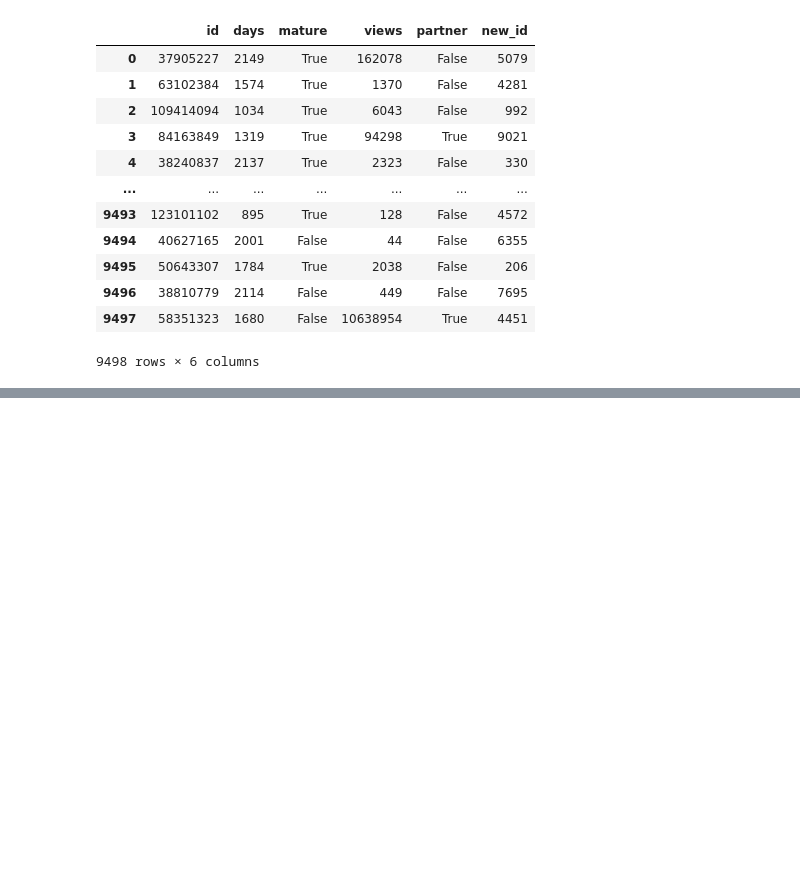
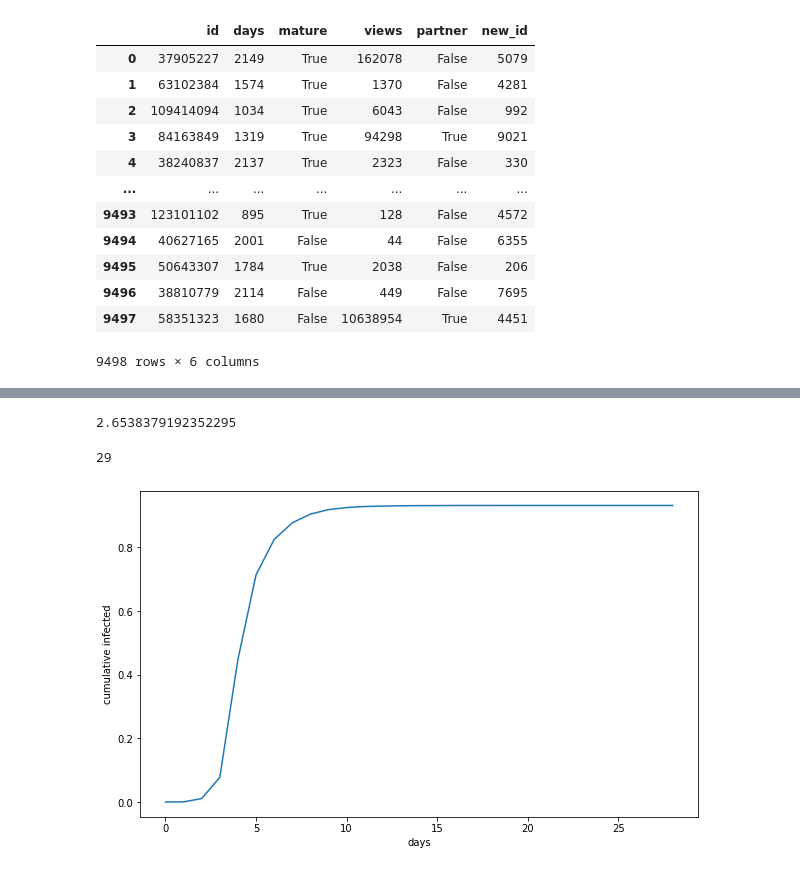
Before and after one commit to filip-komarzyniec/epidemics-in-complex-networks, a Jupyter notebook: sample_network.ipynb, the cells around one changed output, grey strips where cells are left out. Saved outputs shown, nothing was run; the diff lists cells and outputs as text; code cells hidden in the pictures; blank space fills up the shorter version.

Commit message:
add simulation

```diff
--- a/sample_network.ipynb
+++ b/sample_network.ipynb
@@ -85,0 +117,4 @@ nx.draw(G, node_size=10)
+# %%
+def save_data_to_file(status,steps,name):
+    df_status = pd.DataFrame(status,columns=["status"]).reset_index().rename(columns={"index":"node"})
+    df_status.to_csv(f"./simulation_results/nodes_{name}_{steps}.csv",index=None)
@@ -85,0 +170,8 @@ nx.draw(G, node_size=10)
+# %%
+start_time = time.time()
+cum_infected, infected, steps = simulate_SIR(G,2,0.1,5,"twitch_de")
+end_time = time.time()
+# %%
+end_time - start_time
+# %% [output]
+2.6538379192352295
@@ -85,0 +180,12 @@ nx.draw(G, node_size=10)
+# %%
+steps
+# %% [output]
+29
+# %%
+plt.figure(figsize=(10,6))
+plt.plot(cum_infected)
+plt.xlabel("days")
+plt.ylabel("cumulative infected")
+plt.show()
+# %% [output]
+[figure, added]
```
Also changed, not shown: parts of 8 cells of this notebook, 7 other files.
